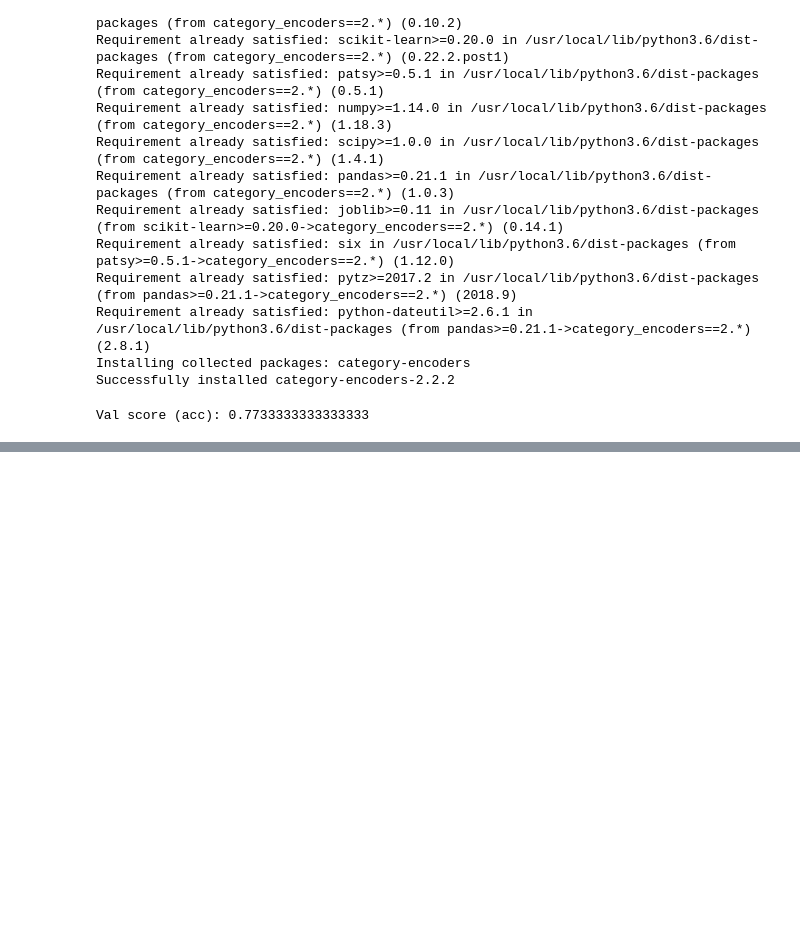
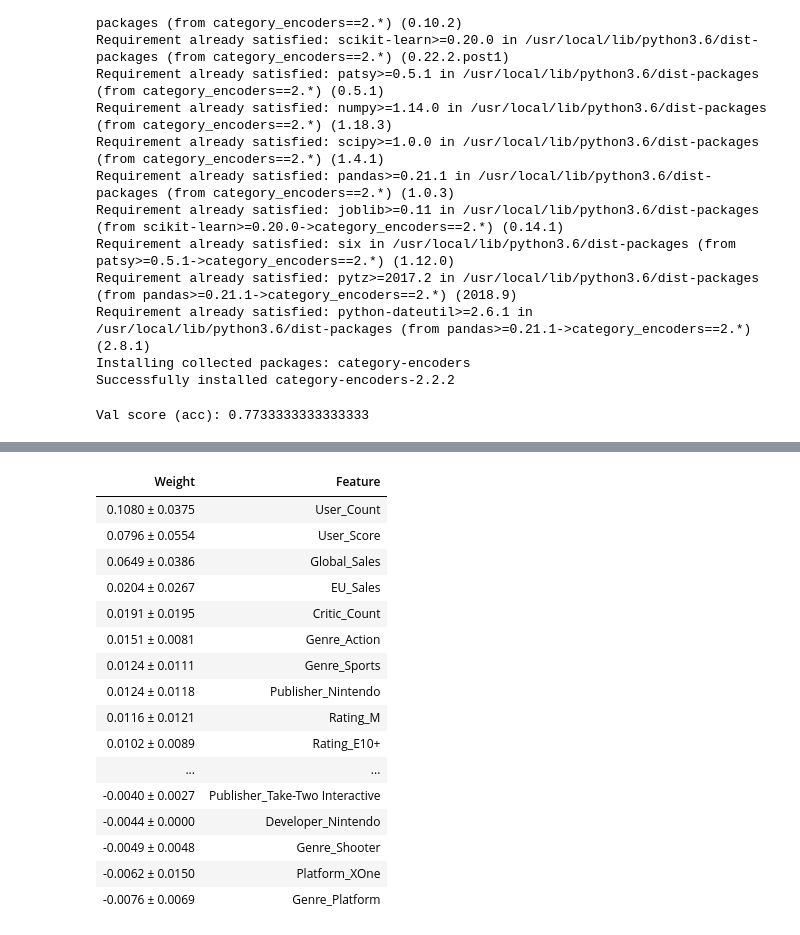
Before and after one commit to bloominstituteoftechnology/DS-Unit-2-Applied-Modeling, a Jupyter notebook: module3-permutation-boosting/LS_DS_233_assignment.ipynb, the cells around one changed output, grey strips where cells are left out. Cells and saved outputs as stored; diff of their text form; code cells hidden in the pictures; blank space fills up the shorter version.

```diff
--- a/module3-permutation-boosting/LS_DS_233_assignment.ipynb
+++ b/module3-permutation-boosting/LS_DS_233_assignment.ipynb
@@ -189,6 +186,10 @@ Val score (acc): 0.7733333333333333
 encoder = ce.OneHotEncoder(use_cat_names=True)
 X_train_encoded = encoder.fit_transform(X_train)
 X_val_encoded = encoder.transform(X_val)
+
+imputer = SimpleImputer()
+X_train_imputed = imputer.fit_transform(X_train_encoded)
+X_val_imputed = imputer.transform(X_val_encoded)
 
 model = XGBClassifier(
     n_estimators=1000, # upper threshold
@@ -197,12 +198,12 @@ model = XGBClassifier(
     n_jobs=-1
 )
 
-eval_set = [(X_train_encoded, y_train),
-            (X_val_encoded, y_val)
+eval_set = [(X_train_imputed, y_train),
+            (X_val_imputed, y_val)
            ]
 
 
-model.fit(X_train_encoded,
+model.fit(X_train_imputed,
           y_train,
           eval_set=eval_set,
           eval_metric='mae',
@@ -241,0 +243,11 @@ accuracy_score(y_val, y_pred)
+# %%
+!pip install eli5
+import eli5
+from eli5.sklearn import PermutationImportance
+
+permuter = PermutationImportance(
+    model,
+    scoring='accuracy',
+    n_iter=10,
+    random_state=2
+)
@@ -241,0 +266,2 @@ accuracy_score(y_val, y_pred)
+# %%
+permuter.fit(X_val_imputed, y_val)
@@ -241,0 +286,3 @@ accuracy_score(y_val, y_pred)
+# %%
+feature_names = X_val_encoded.columns.tolist()
+pd.Series(permuter.feature_importances_, feature_names).sort_values(ascending=False)
@@ -241,0 +302,23 @@ accuracy_score(y_val, y_pred)
+# %%
+eli5.show_weights(permuter,
+                  top=None, # how many best features to display. None == all
+                  feature_names=feature_names,
+                  )
+# %% [output]
+| Weight | Feature |
+| 0.1080 ± 0.0375 | User_Count |
+| 0.0796 ± 0.0554 | User_Score |
+| 0.0649 ± 0.0386 | Global_Sales |
+| 0.0204 ± 0.0267 | EU_Sales |
+| 0.0191 ± 0.0195 | Critic_Count |
+| 0.0151 ± 0.0081 | Genre_Action |
+| 0.0124 ± 0.0111 | Genre_Sports |
+| 0.0124 ± 0.0118 | Publisher_Nintendo |
+| 0.0116 ± 0.0121 | Rating_M |
+| 0.0102 ± 0.0089 | Rating_E10+ |
+| ... | ... |
+| -0.0040 ± 0.0027 | Publisher_Take-Two Interactive |
+| -0.0044 ± 0.0000 | Developer_Nintendo |
+| -0.0049 ± 0.0048 | Genre_Shooter |
+| -0.0062 ± 0.0150 | Platform_XOne |
+| -0.0076 ± 0.0069 | Genre_Platform |
```
Also changed, not shown: parts of 6 cells of this notebook.
